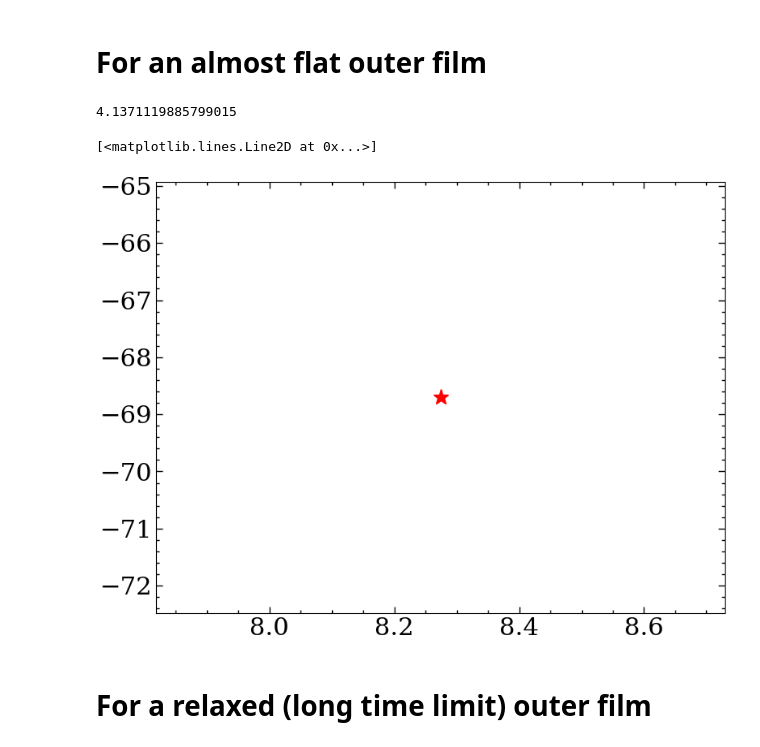
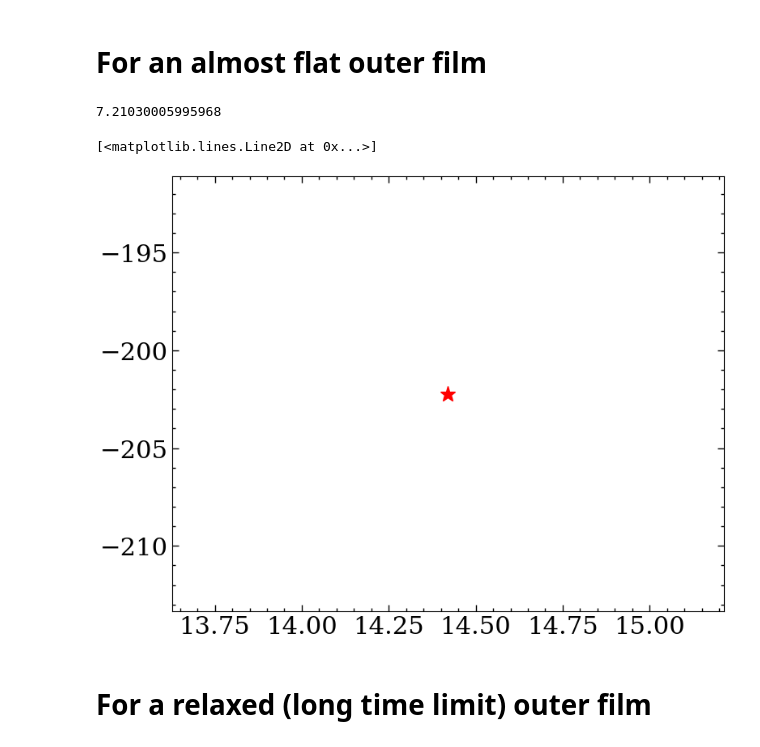
Before and after one commit to suanno/drop-dynamics, a Jupyter notebook: 2D analysis/pbc_validation.ipynb, the cells around one changed output. Drawn from its saved outputs; the diff is of its cells as text; code cells hidden in the pictures.

```diff
--- a/2D analysis/pbc_validation.ipynb
+++ b/2D analysis/pbc_validation.ipynb
@@ -113,8 +129,8 @@ def analyze_simulation(directory):
 # Example of how I measure $\dot{x}$
 # %%
 ha=0.5
-eps=0.0125
-hc=5
+eps=0.00625
+hc=8
 # Read hmax(t)
 res=analyze_simulation(f"pbc_hcenter_{hc:g}_c=1_eps={eps:g}/domain")
 hmax_ = res[-1,2]
@@ -124,8 +140,8 @@ hmaxvec=res[:,2]
 ttvec=res[:,0]
 plt.xlabel('t')
 plt.ylabel('$h_{max}$')
-plt.plot(ttvec-6,hmaxvec,'.-') # Check if hmax converges in the simulation time
-plt.axvline(0, label='Activation of driving force',color='black')  # Activation of driving force
+plt.plot(ttvec,hmaxvec,'.-') # Check if hmax converges in the simulation time
+plt.axvline(1e5, label='Activation of driving force',color='black')  # Activation of driving force
 plt.legend()
 plt.savefig('hmax_decay.png')
 
@@ -174,9 +190,9 @@ print(xmax)
 plt.figure()
 plt.ylabel('$x_{max}$')
 plt.xlabel('t')
-xx = np.array(res[-10:,1])
-tt = np.array(res[-10:,0])
-c = np.polyfit(tt,xx,deg=1)
+xx = np.array(res[-20:,1])
+tt = np.array(res[-20:,0])
+c = np.polyfit(tt[-3:],xx[-3:],deg=1)
 p = np.poly1d(c)
 plt.plot(tt,xx,'.')
 plt.plot(tt,p(tt),'r-',color='black')  # Plot the fitted line
@@ -209,46 +225,46 @@ A h_{a}^{-2}
 # First epsilon
 fig,ax = plt.subplots()
 ha=0.5
-eps=0.0125
+eps=0.00625
 
-hcvec = [4,5,6]
+hcvec = [8]
 hmax_vec = []
 xdot_vec = []
 #grad_chi_vec = []
 for hc in hcvec:
     # Read hmax(t)
     res=analyze_simulation(f"pbc_hcenter_{hc:g}_c=1_eps={eps:g}/domain")
     hmax_ = res[-1,2]
     #hmaxvec=res[:,2]
     #ttvec=res[:,0]
     #plt.semilogy(ttvec,hmaxvec) # Check if hmax converges in the simulation time
     print(hmax_)
 
     #data = np.loadtxt(f"pbc_hcenter_{hc:g}_c=1_eps={eps:g}/obs.txt", skiprows=1)
     """
     # Read xcm(t) and grad_chi h(t)
     t = data[:,0]
     xcm = data[:,3]/data[:,2]   # Numerator and denominator integrals are computed separately
     c=np.polyfit(t[-5:-1],xcm[-5:-1],deg=1)
     """
-    xx = np.array(res[-25:,1])
-    tt = np.array(res[-25:,0])
+    xx = np.array(res[-3:,1])
+    tt = np.array(res[-3:,0])
     #plt.plot(tt,xx,'.') # Check that the last 10 points are enough to fit a line and not too many to see before drop motion
     c = np.polyfit(tt,xx,deg=1)
     #plt.plot(res[:,0],res[:,1])
     #plt.plot(tt, np.polyval(c,tt), '--',color='black')
     #grad_chi_vec.append(ha**(-1)*data[-1,1])
     # Fit xdot from xcm(t)
 
     xdot_vec.append(c[0])
     hmax_vec.append(hmax_)
 #plt.xlim(-5,5)
 
 ax.plot(np.array(hmax_vec)/ha,np.array(xdot_vec)/(eps*ha**2),'*',color='red')
 # %% [output]
-4.1371119885799015
+7.21030005995968
 [<matplotlib.lines.Line2D at 0x...>]
-[figure, old version]
+[figure, new version]
 # %% [markdown]
 # For a relaxed (long time limit) outer film
 # %%
```
Also changed, not shown: parts of 3 cells of this notebook, 4 other files.
